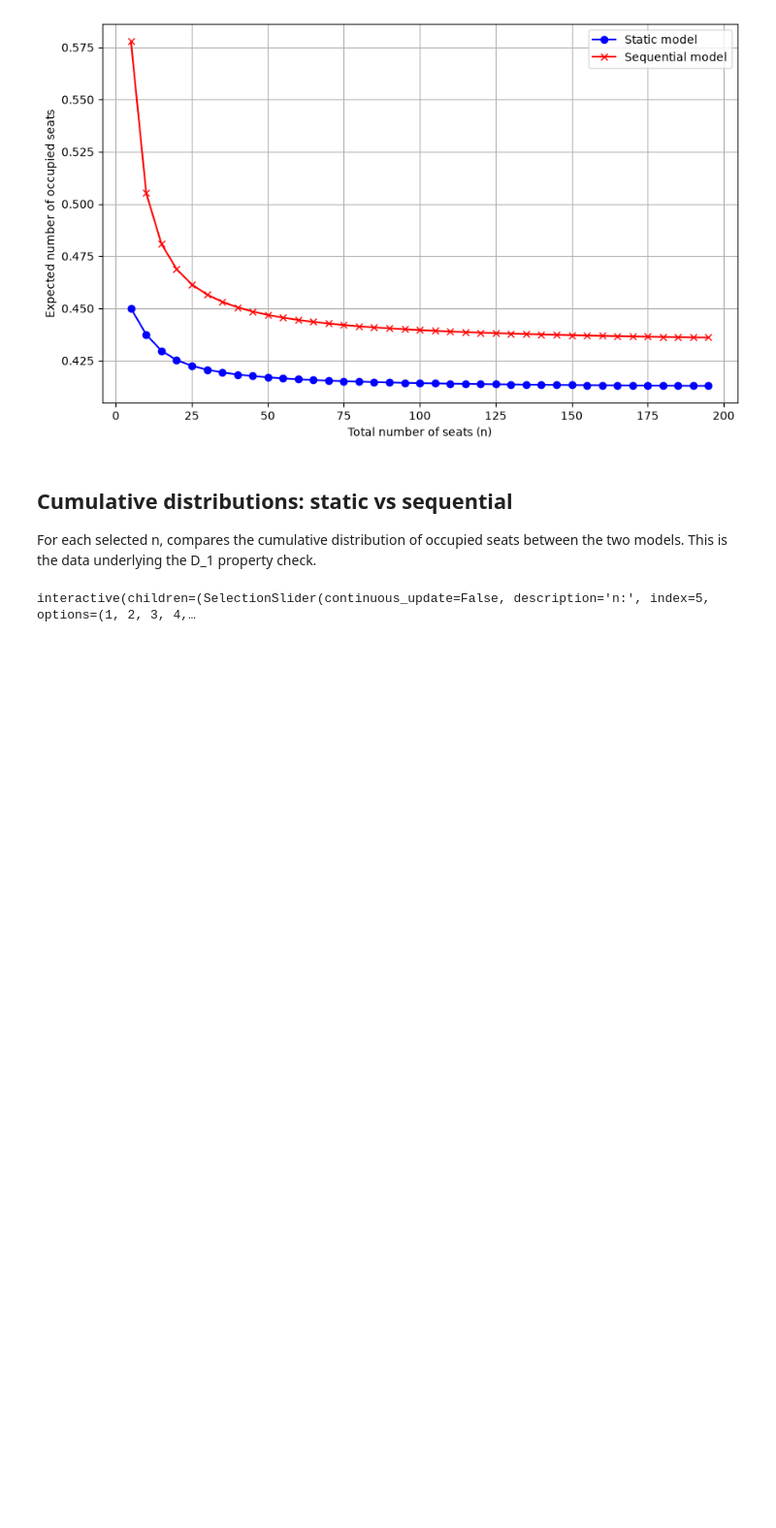
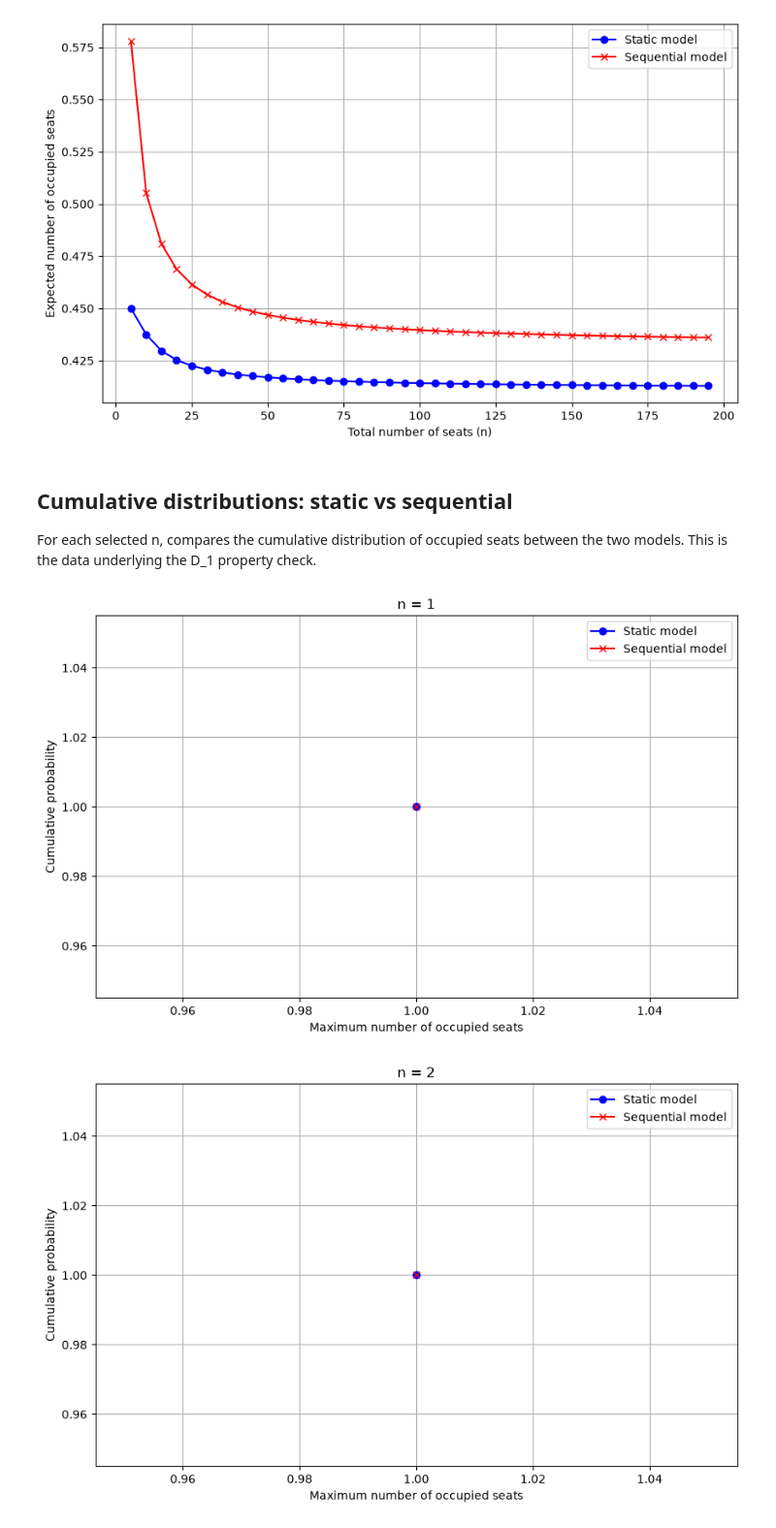
Before and after one commit to lykoslopezrivera-blip/Stochastic_Dominance_DPP_Graphs, a Jupyter notebook: LinearArrangement/Notebooks/StructureAndExamples.ipynb, the cells around one changed output. Shown at 97% size. Drawn from its saved outputs; the diff is of its cells as text; code cells hidden in the pictures; blank space fills up the shorter version.

```diff
--- a/LinearArrangement/Notebooks/StructureAndExamples.ipynb
+++ b/LinearArrangement/Notebooks/StructureAndExamples.ipynb
@@ -205,45 +161,18 @@ plt.show()
 For each selected n, compares the cumulative distribution of occupied seats
 between the two models. This is the data underlying the D_1 property check.
 # %%
-def compare_cumulative_distributions(n):
+for n in [1, 2, 3, 4, 5, 10, 20, 50, 100]:
     data = accumulated_data[n]
 
     plt.figure(figsize=(10, 6))
-
-    plt.plot(
-        data["ks"],
-        data["cumulative_stat"],
-        label="Static model",
-        marker="o",
-        color="blue"
-    )
-
-    plt.plot(
-        data["ks"],
-        data["cumulative_seq"],
-        label="Sequential model",
-        marker="x",
-        color="red"
-    )
-
+    plt.plot(data["ks"], data["cumulative_stat"], label="Static model", marker='o', color="blue")
+    plt.plot(data["ks"], data["cumulative_seq"], label="Sequential model", marker='x', color="red")
     plt.xlabel("Maximum number of occupied seats")
     plt.ylabel("Cumulative probability")
     plt.title(f"n = {n}")
     plt.legend()
     plt.grid(True)
     plt.show()
-
-
-n_slider = widgets.SelectionSlider(
-    options=[1, 2, 3, 4, 5, 10,15, 20,25,30,35,40,45, 50,55,60,65,70,75,80,85,90,95, 100],
-    value=10,
-    description="n:",
-    continuous_update=False
-)
-
-interact(
-    compare_cumulative_distributions,
-    n=n_slider
-);
 # %% [output]
-interactive(children=(SelectionSlider(continuous_update=False, description='n:', index=5, options=(1, 2, 3, 4,…
+[figure, added]
+[figure, added]
```
Also changed, not shown: parts of 4 cells of this notebook, 1 other file.
